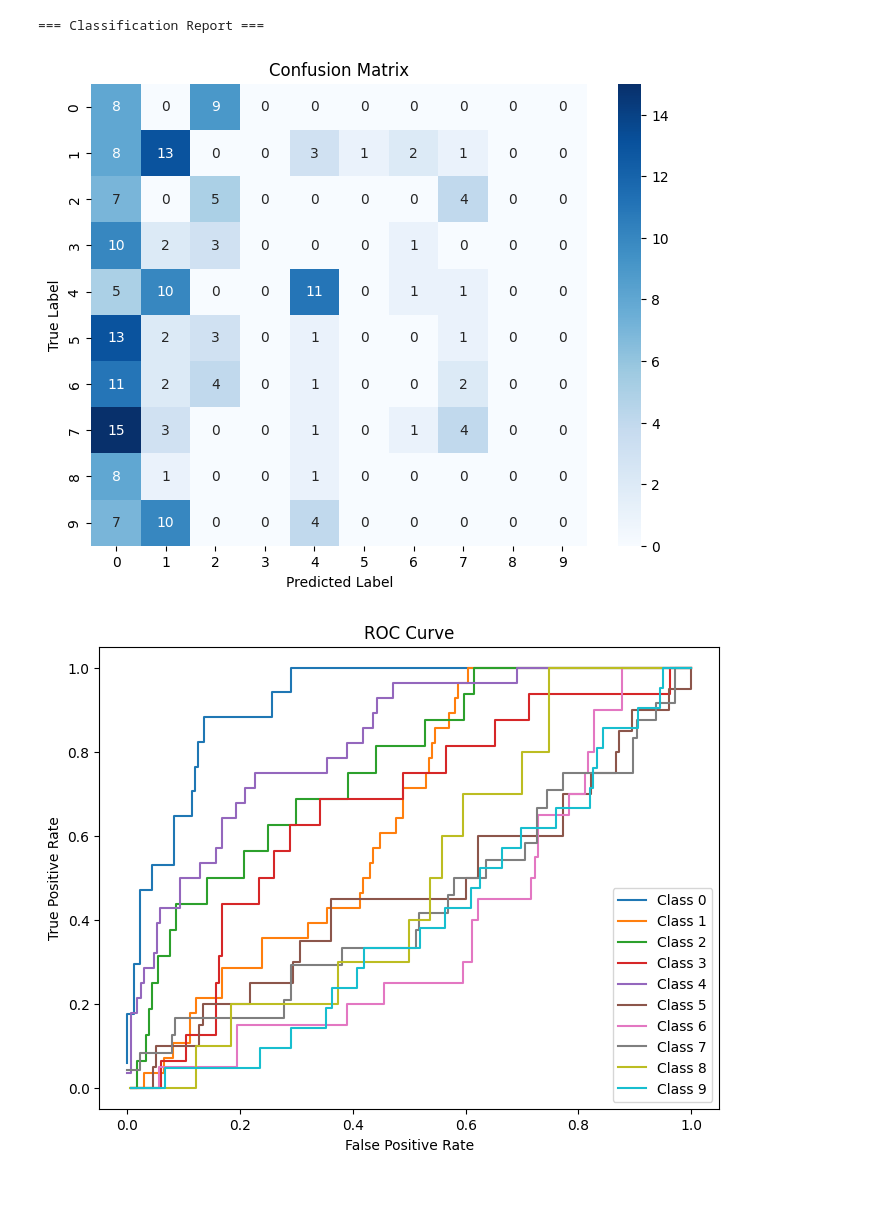
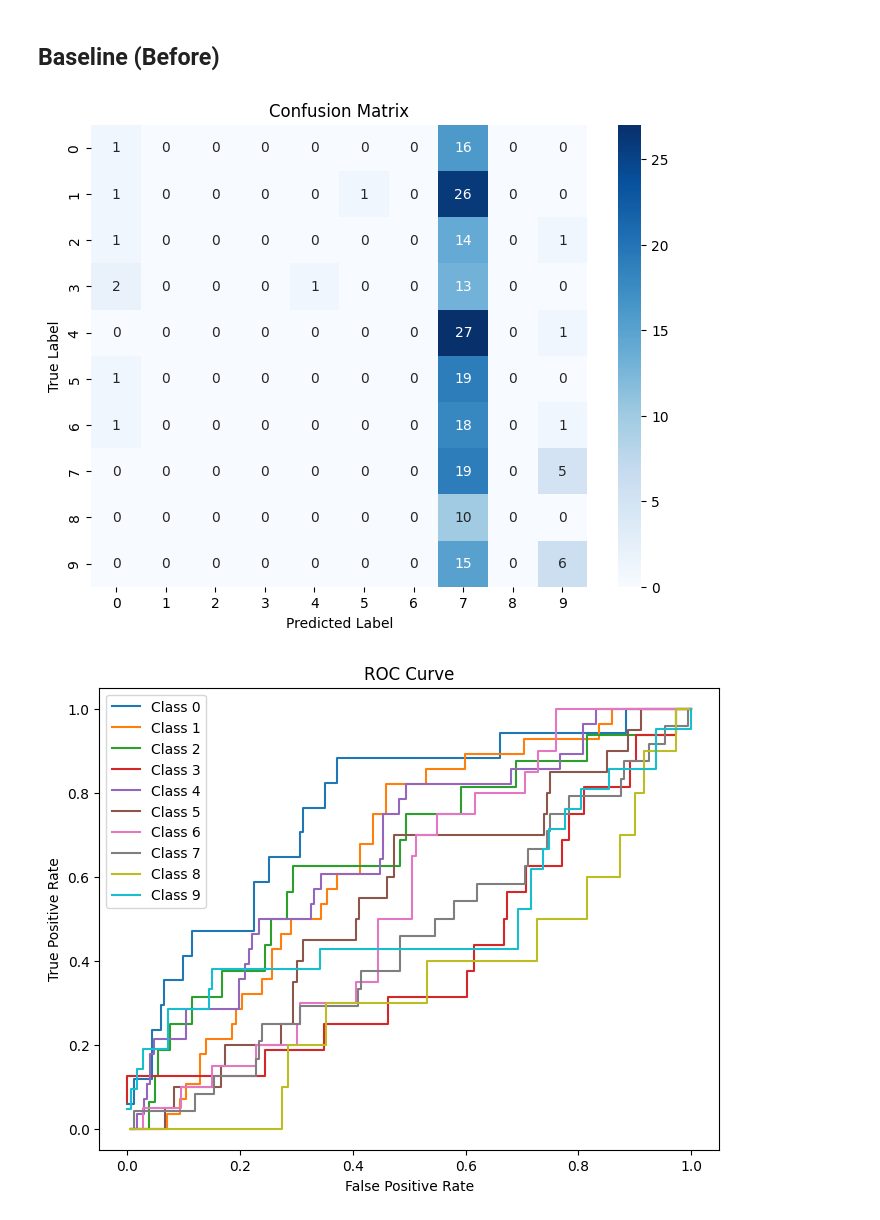
Before and after one commit to Vincent-Lien/NYCU_ML_2025, a Jupyter notebook: HW2/1. DNN/DNN.ipynb, the cells around one changed output. Saved outputs shown, nothing was run; the diff lists cells and outputs as text; code cells hidden in the pictures; blank space fills up the shorter version.

```diff
--- a/HW2/1. DNN/DNN.ipynb
+++ b/HW2/1. DNN/DNN.ipynb
@@ -18,9 +18,9 @@ def load_mnist_labels(filename):
         _, num = struct.unpack(">II", f.read(8))
         labels = np.frombuffer(f.read(), dtype=np.uint8)
         return labels
- # Students can experiment to modify number of Train
-X_train = load_mnist_images("train-images.idx3-ubyte__")[:500]
-y_train = load_mnist_labels("train-labels.idx1-ubyte__")[:500]
+# Students can experiment to modify number of Train
+X_train = load_mnist_images("train-images.idx3-ubyte__")[:2000]
+y_train = load_mnist_labels("train-labels.idx1-ubyte__")[:2000]
 X_test = load_mnist_images("t10k-images.idx3-ubyte__")[:200]
 y_test = load_mnist_labels("t10k-labels.idx1-ubyte__")[:200]
 # %%
@@ -50,7 +50,7 @@ def forward_pass(X, weights, activations): # Forward Pass (Eq. 6.19) ===
 # === Step 3: Training Loop === # Students can experiment to modify
 np.random.seed(42)
 
-def train(input_size=784, hidden1=64, hidden2=16, output_size=10, epochs=1):
+def train(input_size=784, hidden1=64, hidden2=16, output_size=10, epochs=1, activation_functions=[relu, relu, softmax]):
     best_loss = float('inf')
     best_weights = None
 
@@ -59,12 +59,12 @@ def train(input_size=784, hidden1=64, hidden2=16, output_size=10, epochs=1):
 
     for epoch in range(epochs):
         # TODO: Randomly initialize weights for each layer
-        W1 = np.random.randn(input_size, hidden1) * 0.01
-        W2 = np.random.randn(hidden1, hidden2) * 0.01
-        W3 = np.random.randn(hidden2, output_size) * 0.01
+        W1 = np.random.randn(input_size, hidden1) * np.sqrt(2. / input_size)
+        W2 = np.random.randn(hidden1, hidden2) * np.sqrt(2. / hidden1)
+        W3 = np.random.randn(hidden2, output_size) * np.sqrt(2. / hidden2)
 
         weights = [W1, W2, W3]
-        activations = [relu, relu, softmax]  # Students can experiment to modify
+        activations = activation_functions  # Students can experiment to modify
 
         y_pred_train = forward_pass(X_train, weights, activations)
         loss = cross_entropy(y_pred_train, y_train_oh)
@@ -115,42 +115,44 @@ def compute_metrics(cm):
     f1 = np.divide(2 * precision * recall, precision + recall, out=np.zeros_like(precision, dtype=float), where=(precision + recall) != 0)
     accuracy = np.sum(TP) / np.sum(cm)
     return TP, FP, FN, TN, precision, recall, f1, accuracy
+# %% [markdown]
+## Baseline (Before)
 # %%
 y_pred_test, y_pred_labels, y_test_oh = train(
-    input_size=784, hidden1=1024, hidden2=8, output_size=10, epochs=100
+    input_size=784, hidden1=64, hidden2=16, output_size=10, epochs=1, activation_functions=[relu, relu, softmax]
 )
 
 cm = compute_confusion_matrix(y_test, y_pred_labels)
 fpr, tpr = compute_roc(y_test_oh, y_pred_test)
 TP, FP, FN, TN, precision, recall, f1, accuracy = compute_metrics(cm)
 
-print("=== Classification Report ===")
 
 # Confusion Matrix
 plt.figure(figsize=(8, 6))
 sns.heatmap(cm, annot=True, fmt='d', cmap='Blues')
 plt.title("Confusion Matrix")
 plt.xlabel("Predicted Label")
 plt.ylabel("True Label")
 plt.show()
 
 # ROC Curve
 plt.figure(figsize=(8, 6))
 for i in range(10):
     plt.plot(fpr[i], tpr[i], label=f'Class {i}')
 plt.title("ROC Curve")
 plt.xlabel("False Positive Rate")
 plt.ylabel("True Positive Rate")
 plt.legend()
 plt.show()
 
 # Precision, Recall, F1, Overall Accuracy
-print(f"Overall Accuracy: {accuracy:.4f}\n")
+print("=== Classification Report ===")
 print(f"{'Class':<6} | {'TP':<4} | {'FP':<4} | {'FN':<4} | {'TN':<4} | {'Precision':<9} | {'Recall':<6} | {'F1-Score'}")
 print("-" * 75)
 for i in range(10):
     print(f"{i:<6} | {TP[i]:<4} | {FP[i]:<4} | {FN[i]:<4} | {TN[i]:<4} | {precision[i]:<9.4f} | {recall[i]:<6.4f} | {f1[i]:.4f}")
+
+print(f"\nOverall Accuracy: {accuracy:.4f}")
 # %% [output]
-=== Classification Report ===
-[figure, old version]
+[figure, new version]
-[figure, old version]
+[figure, new version]
```
Also changed, not shown: parts of 10 cells of this notebook.
